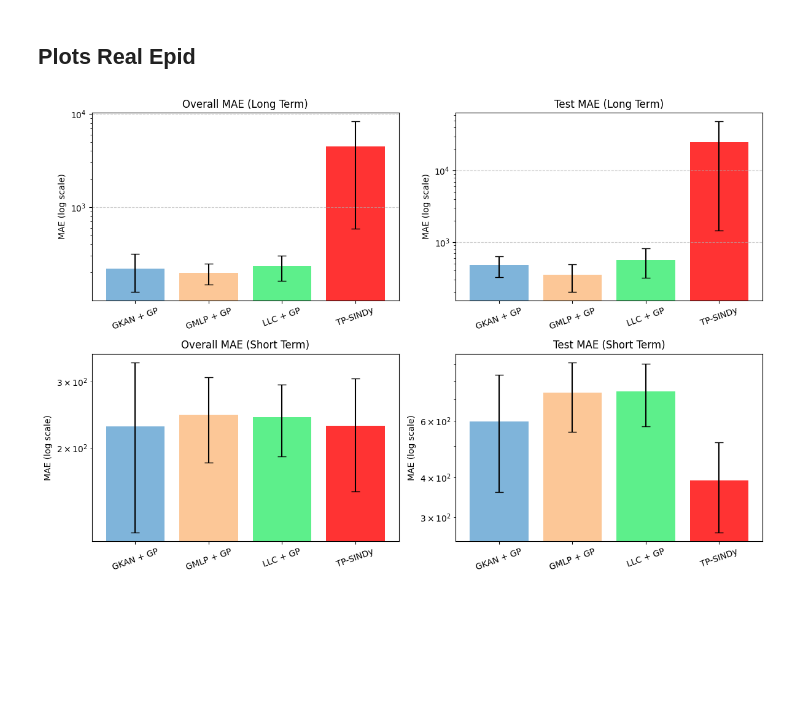
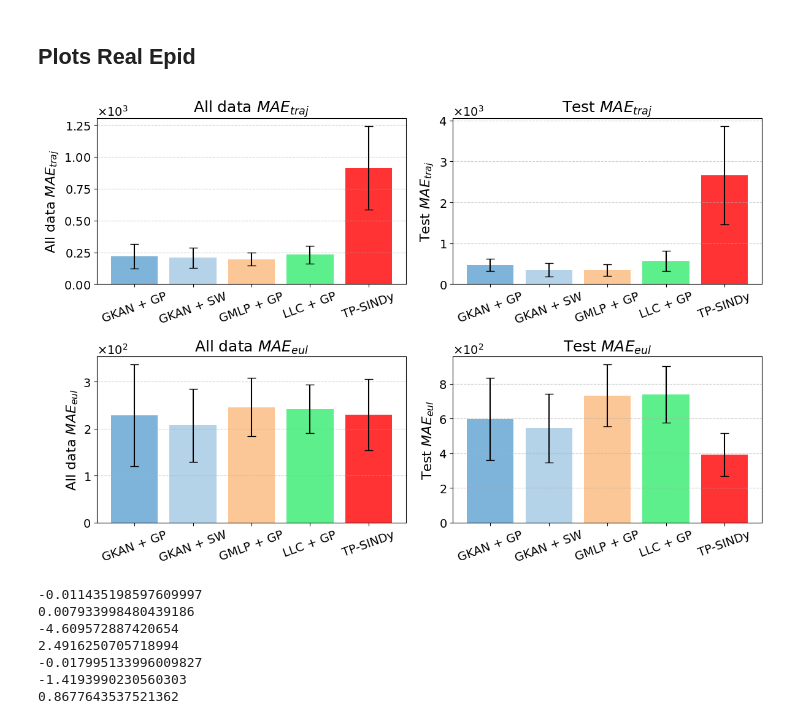
Before and after one commit to riccardocappi/Kan-for-Interpretable-Graph-Dynamics, a Jupyter notebook: plots.ipynb, the cells around one changed output. Cells and saved outputs as stored; diff of their text form; code cells hidden in the pictures; blank space fills up the shorter version.

```diff
--- a/plots.ipynb
+++ b/plots.ipynb
@@ -486,7 +500,7 @@ for ax, (dyn, data) in zip(axes, dynamics_data.items()):
     ax.set_xticklabels([f"{s}dB" for s in snr_levels[:n_levels]])
     ax.set_title(dyn)
     ax.set_yscale('log')
-    ax.set_ylabel("Test MAE")
+    ax.set_ylabel(r"Test $MAE_{traj}$ (log scale)")
     ax.grid(True, which="both", ls="--", linewidth=0.5)
 
 # global legend above plots
@@ -537,7 +556,7 @@ def eval_real_epid_int(data, countries_dict, build_symb_model, inferred_coeffs,
 
         data_0 = data_0.to(device)
         if use_euler:
-            symb_model.integration_method = "euler"
+            # symb_model.integration_method = "euler"
             data_0.t_span = torch.arange(y_true.shape[0] + 1, device=data_0.x.device, dtype=data_0.t_span.dtype)
 
         try:
@@ -563,12 +582,14 @@ def eval_real_epid_int(data, countries_dict, build_symb_model, inferred_coeffs,
     return y_true, y_pred, y_true_val, y_pred_val
 
 
-def eval_real_epid_journal(data, countries_dict, build_symb_model, inferred_coeffs, tr_perc = 0.8, step_size=1.0, scaler = None):
+def eval_real_epid_journal(data, countries_dict, build_symb_model, inferred_coeffs, tr_perc = 0.8, step_size=1.0, scaler = None,
+                           device='cpu'):
     def get_dxdt_pred(data, symb_model):
         dxdt_pred = []
         for snapshot in data:
             if scaler is not None:
                 snapshot.x = scaler.transform(snapshot.x)
+            snapshot = snapshot.to(device)
             dxdt_pred.append(symb_model(snapshot))
 
         return torch.stack(dxdt_pred, dim=0)
@@ -589,11 +610,13 @@ def eval_real_epid_journal(data, countries_dict, build_symb_model, inferred_coef
     x0 = data[0].x
     if scaler is not None:
         x0 = scaler.transform(x0)
+    x0 = x0.to(device)
     y_true = torch.stack([d.x for d in data], dim=0).detach().cpu().numpy()
     y_pred = np.zeros_like(y_true)
 
     for country_name, node_idx in countries_dict.items():
         symb_model = build_symb_model(country_name, inferred_coeffs)
+        symb_model = symb_model.to(device)
         symb_model.predict_deriv = True
         dxdt_pred = get_dxdt_pred(data, symb_model)
         out = sum_over_dxdt(dxdt_pred)
@@ -664,7 +802,7 @@ y_true_tss, y_pred_tss, y_true_val_tss, y_pred_val_tss = eval_real_epid_int(
     countries_dict=countries_dict,
     inferred_coeffs=inf_coeff_covid,
     build_symb_model=build_symb_model_tss,
-    use_euler=True,
+    use_euler=False,
     tr_perc=0.9
 )
 # %% [output]
@@ -825,7 +962,7 @@ y_true_gkan_jrn, y_pred_gkan_jrn, y_true_val_gkan_jrn, y_pred_val_gkan_jrn = eva
     countries_dict=countries_dict,
     build_symb_model=build_symb_model_gkan,
     tr_perc=0.9,
-    step_size=epsilon,
+    step_size=epsilon.item(),
     inferred_coeffs=inf_coeff_covid,
     scaler=scaler,
 )
@@ -1645,61 +2025,73 @@ def plot_bar_with_errors(data_dict, use_std=True, log_scale=True, epsilon=1e-5):
     plt.tight_layout()
     plt.show()
 # %%
+from matplotlib.ticker import ScalarFormatter
+
 tables = {
-    "Overall MAE (Long Term)": {
+    r"$\text{All data } MAE_{traj}$": {
         "GKAN + GP": [409.19, 132.63, 115.09],
+        "GKAN + SW": [367.49, 132.31, 126.67],
         "GMLP + GP": [295.48, 165.40, 130.71],
         "LLC + GP": [371.19, 168.82, 156.94],
-        "TP-SINDy": [12133.45, 592.07, 573.42]
+        "TP-SINDy": [1571.86, 593.37, 574.34]
     },
-    "Test MAE (Long Term)": {
+    r"Test $MAE_{traj}$": {
         "GKAN + GP": [773.17, 271.81, 384.39],
+        "GKAN + SW": [669.22, 208.47, 171.97],
         "GMLP + GP": [640.31, 210.56, 193.83],
         "LLC + GP": [991.14, 567.99, 137.49],
-        "TP-SINDy": [72641.24, 1576.14, 1349.82]
+        "TP-SINDy": [5067.05, 1578.63, 1351.51]
     },
-    "Overall MAE (Short Term)": {
+    r"All data $MAE_{eul}$": {
         "GKAN + GP": [444.17, 139.88, 100.70],
+        "GKAN + SW": [361.22, 127.59, 131.77],
         "GMLP + GP": [334.75, 275.66, 125.98],
         "LLC + GP": [334.60, 236.02, 154.96],
         "TP-SINDy": [345.18, 86.95, 256.10]
     },
-    "Test MAE (Short Term)": {
+    r"Test $MAE_{eul}$": {
         "GKAN + GP": [1073.45, 396.37, 325.02],
+        "GKAN + SW": [939.89, 317.63, 377.44],
         "GMLP + GP": [978.90, 838.70, 383.81],
         "LLC + GP": [1049.91, 677.13, 495.01],
         "TP-SINDy": [626.85, 210.92, 337.05],
     },
 }
 models = list(next(iter(tables.values())).keys())
-colors = ["#5fa2d1", "#fcb97d", "#34eb6e", "red"]
+colors = ["#5fa2d1", '#a2c8e3',  "#fcb97d", "#34eb6e", "red"]
 
 # Plot
 fig, axes = plt.subplots(2, 2, figsize=(12, 8))
 axes = axes.flatten()
 
 for i, (title, data) in enumerate(tables.items()):
     ax = axes[i]
 
     means = []
     errors = []
     for model in models:
         values = np.array(data[model])
         mean_val = np.mean(values)
         std_error = np.std(values, ddof=1) / np.sqrt(len(values))  # standard error
         means.append(mean_val)
         errors.append(std_error)
 
     x = np.arange(len(models))
     ax.bar(x, means, yerr=errors, capsize=5, color=colors, alpha=0.8)
     ax.set_xticks(x)
     ax.set_xticklabels(models, rotation=20)
-    ax.set_ylabel("MAE (log scale)")
-    ax.set_yscale("log")
-    ax.set_title(title)
+    ax.set_ylabel(title)
+    # ax.set_yscale("log")
+
+    ax.yaxis.set_major_formatter(ScalarFormatter(useMathText=True))
+    ax.ticklabel_format(style="sci", axis="y", scilimits=(0,0))
+
+    ax.set_title(f"{title}")
     ax.grid(axis="y", linestyle="--", alpha=0.6)
+
+
 
 plt.tight_layout()
 plt.show()
 # %% [output]
-[figure, old version]
+[figure, new version]
@@ -1705,0 +2136,11 @@ plt.show()
+# %%
+for p in g_params:
+    print(p.item())
+# %% [output]
+-0.011435198597609997
+0.007933998480439186
+-4.609572887420654
+2.4916250705718994
+-0.017995133996009827
+-1.4193990230560303
+0.8677643537521362
```
Also changed, not shown: parts of 43 cells of this notebook, 11 other files.
